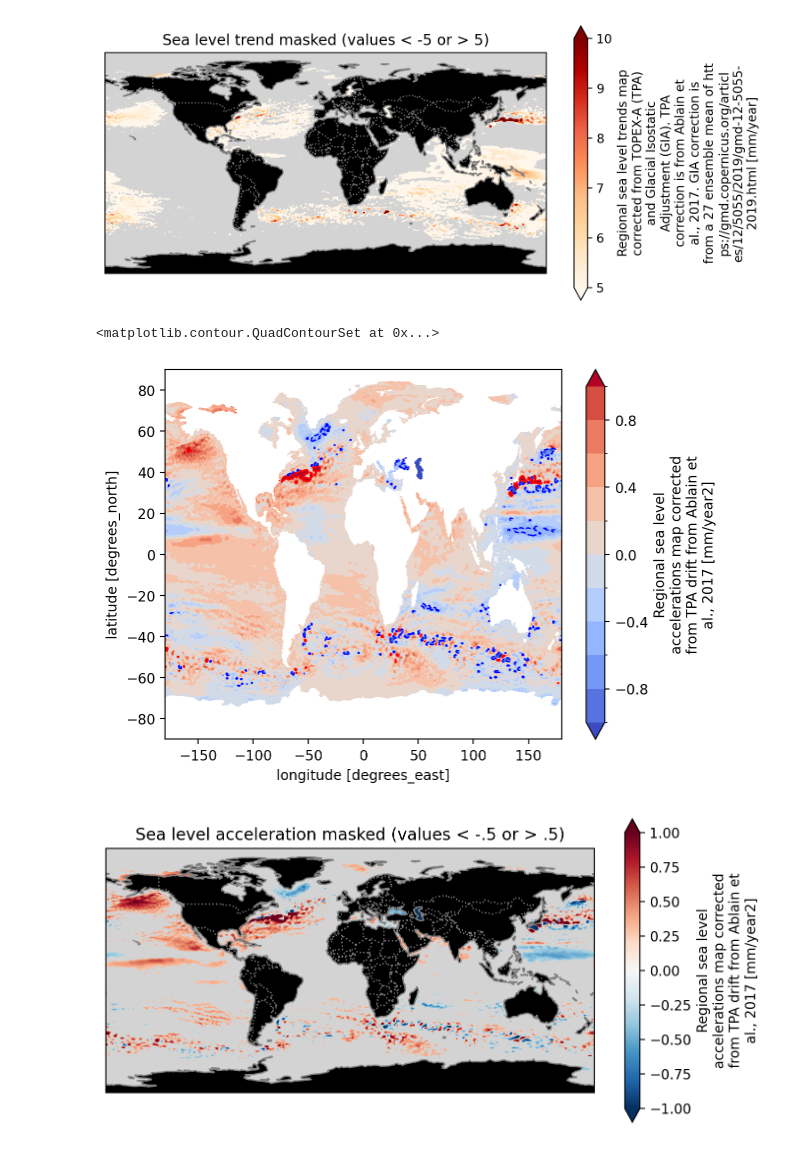
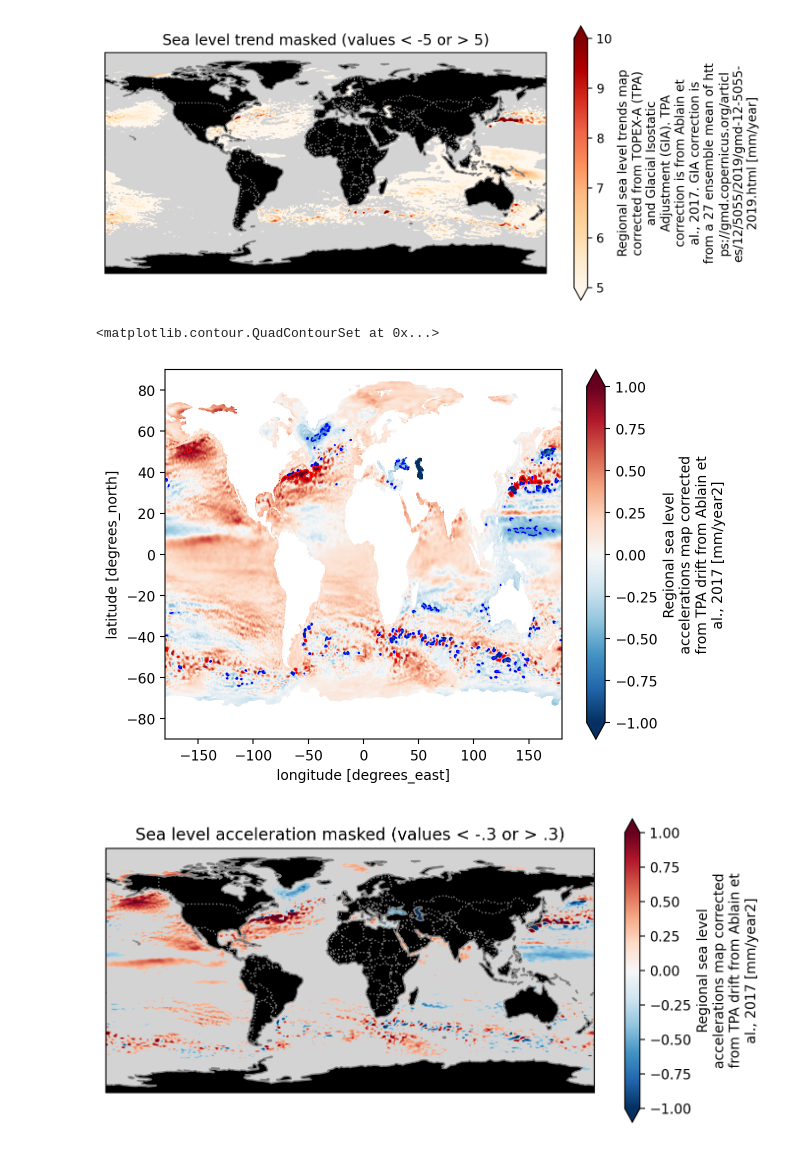
Before and after one commit to misuleon/sea_level_rise, a Jupyter notebook: 2024_analysis_global_sea_level_rise.ipynb, the cells around one changed output. Saved outputs shown, nothing was run; the diff lists cells and outputs as text; code cells hidden in the pictures.

```diff
--- a/2024_analysis_global_sea_level_rise.ipynb
+++ b/2024_analysis_global_sea_level_rise.ipynb
@@ -59,11 +84,11 @@ plt.show()
 # %%
 # Transpose and display acceleration map
 sea_level_acceleration = sea_level_acceleration.transpose("latitude", "longitude")
-sea_level_acceleration.plot(levels=np.linspace(-1,1,11), vmin=-1, vmax=1, cmap='coolwarm')
+sea_level_acceleration.plot(vmin=-1, vmax=1, linestyles='solid', cmap='RdBu_r')
 sea_level_acceleration.plot.contour(levels=[-.5, 1], colors=['b', 'r'], linewidths=1)
 # %% [output]
 <matplotlib.contour.QuadContourSet at 0x...>
-[figure, old version]
+[figure, new version]
 # %%
 # Mask some values
 masked_sea_level_acceleration = sea_level_acceleration.where((sea_level_acceleration < -.3) | (sea_level_acceleration > .3))
```
Also changed, not shown: parts of 2 cells of this notebook.
